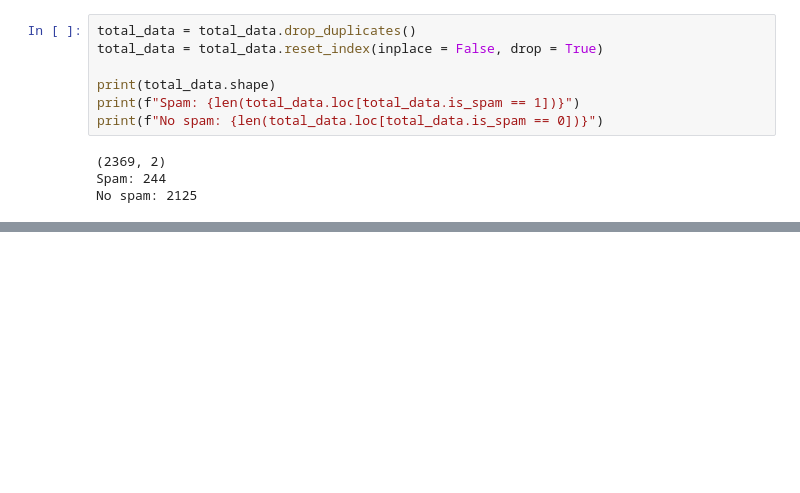
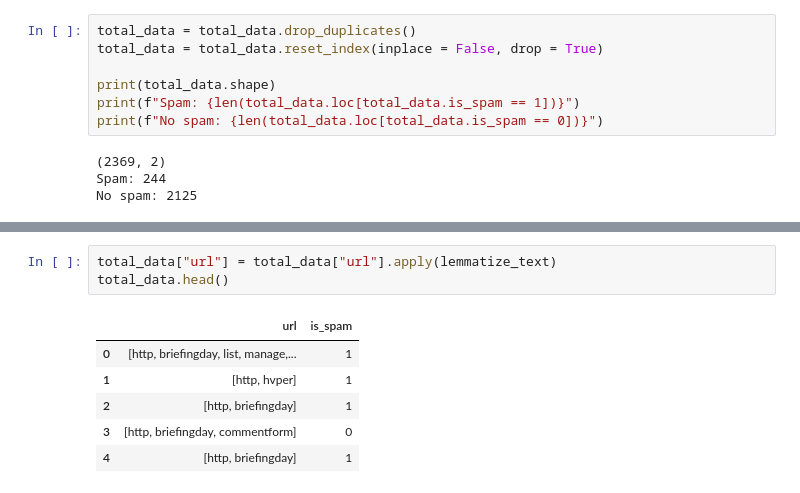
Before and after one commit to 4GeeksAcademy/NLP_FM, a Jupyter notebook: src/explore.ipynb, the cells around one changed output, grey strips where cells are left out. Drawn from its saved outputs; the diff is of its cells as text; blank space fills up the shorter version.

```diff
--- a/src/explore.ipynb
+++ b/src/explore.ipynb
@@ -111,0 +118,10 @@ NameError: name 'download' is not defined
+# %%
+total_data["url"] = total_data["url"].apply(lemmatize_text)
+total_data.head()
+# %% [output]
+|  | url | is_spam |
+| 0 | [http, briefingday, list, manage,... | 1 |
+| 1 | [http, hvper] | 1 |
+| 2 | [http, briefingday] | 1 |
+| 3 | [http, briefingday, commentform] | 0 |
+| 4 | [http, briefingday] | 1 |
```
Also changed, not shown: parts of 12 cells of this notebook, 1 other file.
